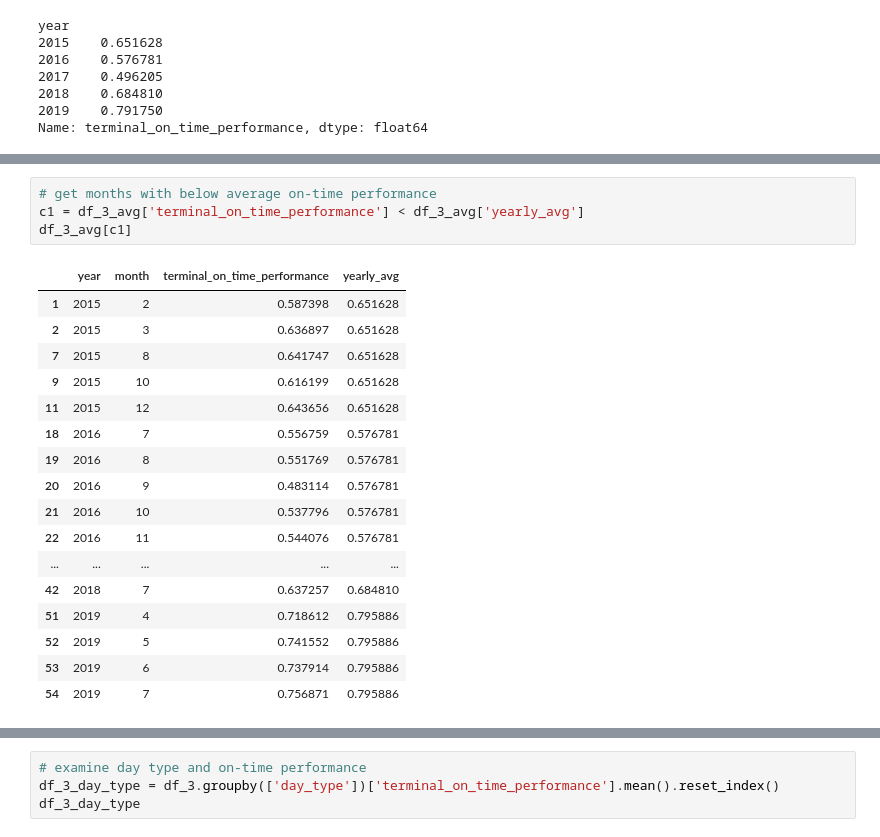
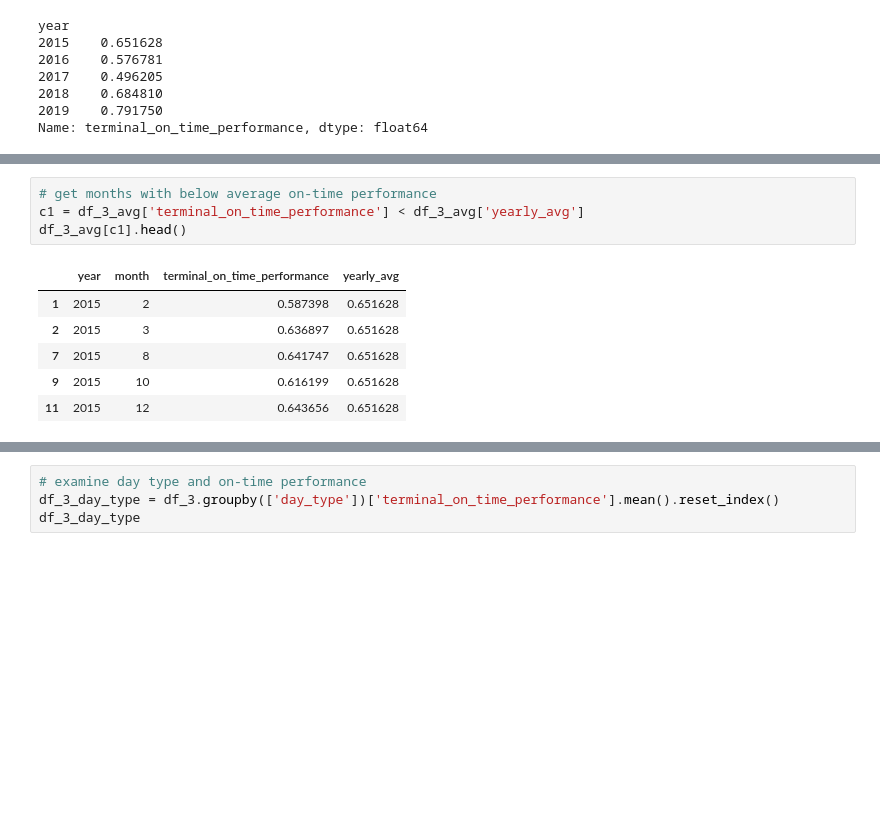
Before and after one commit to ByteFource/data-dashboard, a Jupyter notebook: jupyter-notebook/hamza-train-analysis.ipynb, the cells around one changed output, grey strips where cells are left out. Cells and saved outputs as stored; diff of their text form; blank space fills up the shorter version.

```diff
--- a/jupyter-notebook/hamza-train-analysis.ipynb
+++ b/jupyter-notebook/hamza-train-analysis.ipynb
@@ -126,25 +104,14 @@ df_3_avg
 # %%
 # get months with below average on-time performance
 c1 = df_3_avg['terminal_on_time_performance'] < df_3_avg['yearly_avg']
-df_3_avg[c1]
+df_3_avg[c1].head()
 # %% [output]
 |  | year | month | terminal_on_time_performance | yearly_avg |
 | 1 | 2015 | 2 | 0.587398 | 0.651628 |
 | 2 | 2015 | 3 | 0.636897 | 0.651628 |
 | 7 | 2015 | 8 | 0.641747 | 0.651628 |
 | 9 | 2015 | 10 | 0.616199 | 0.651628 |
 | 11 | 2015 | 12 | 0.643656 | 0.651628 |
-| 18 | 2016 | 7 | 0.556759 | 0.576781 |
-| 19 | 2016 | 8 | 0.551769 | 0.576781 |
-| 20 | 2016 | 9 | 0.483114 | 0.576781 |
-| 21 | 2016 | 10 | 0.537796 | 0.576781 |
-| 22 | 2016 | 11 | 0.544076 | 0.576781 |
-| ... | ... | ... | ... | ... |
-| 42 | 2018 | 7 | 0.637257 | 0.684810 |
-| 51 | 2019 | 4 | 0.718612 | 0.795886 |
-| 52 | 2019 | 5 | 0.741552 | 0.795886 |
-| 53 | 2019 | 6 | 0.737914 | 0.795886 |
-| 54 | 2019 | 7 | 0.756871 | 0.795886 |
 # %%
 # get months with above average on-time performance
 c2 = df_3_avg['terminal_on_time_performance'] > df_3_avg['yearly_avg']
```
Also changed, not shown: parts of 3 cells of this notebook.
